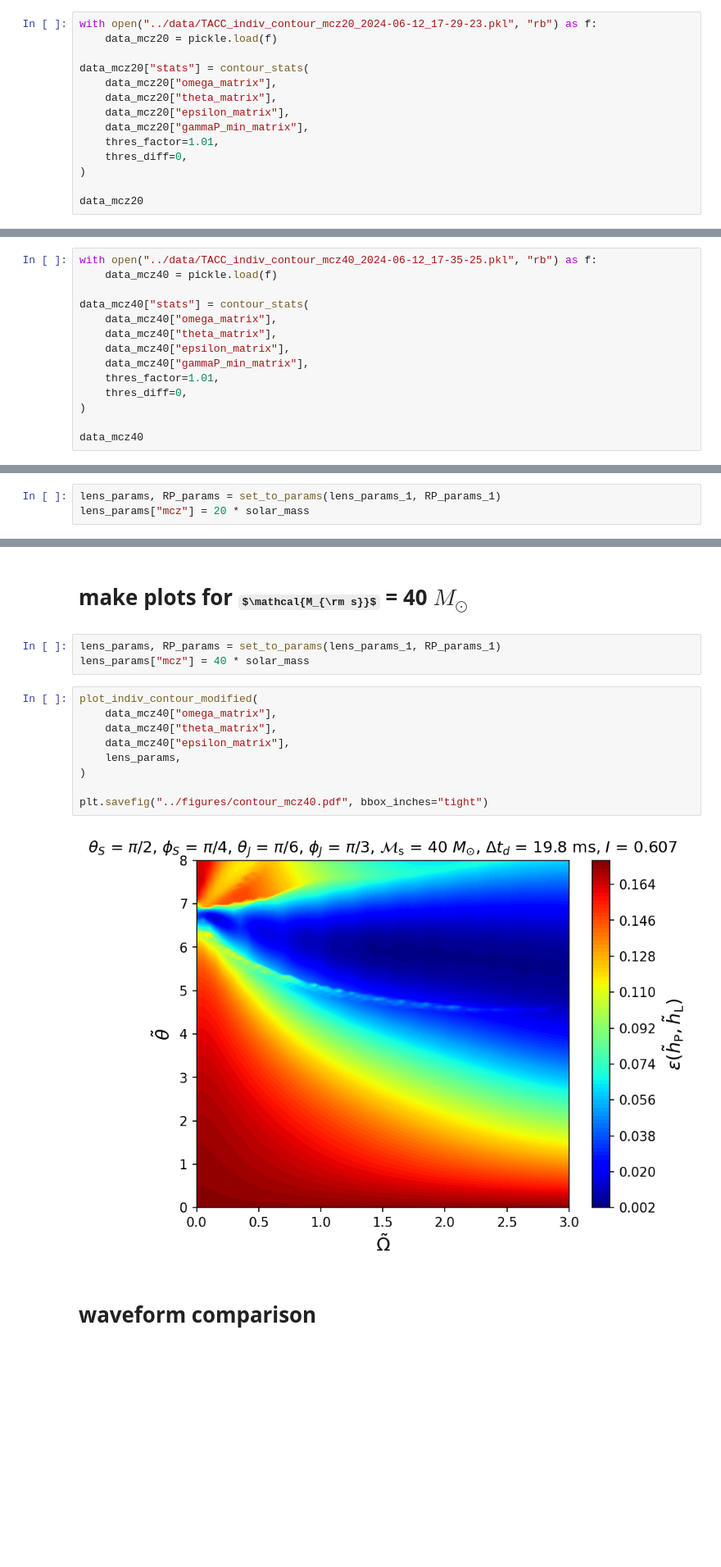
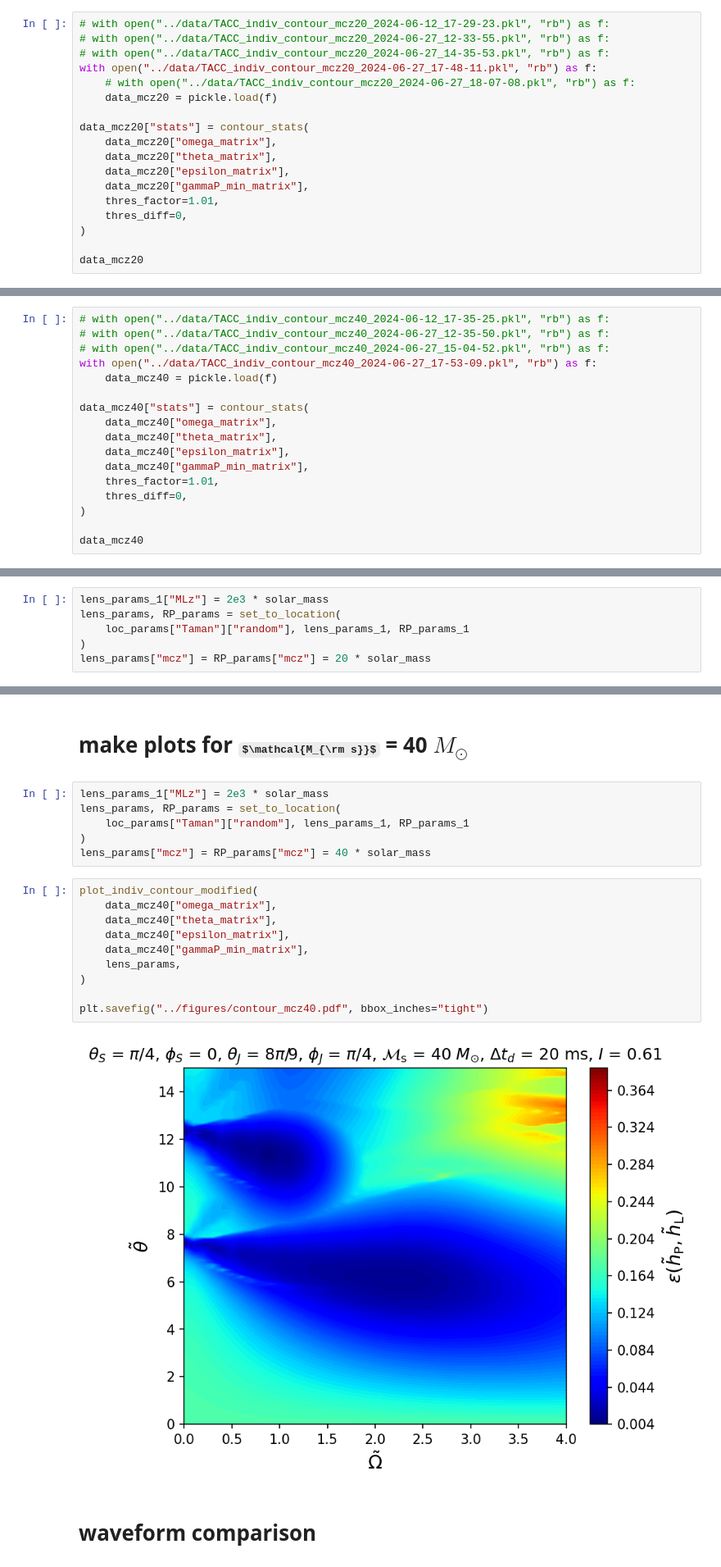
Before and after one commit to fairytien/lensing_and_precession, a Jupyter notebook: notebooks/contours_mismatch-ver6-paper.ipynb, the cells around one changed output, grey strips where cells are left out. Shown at 82% size. Saved outputs shown, nothing was run; the diff lists cells and outputs as text; some formulas as TeX source; blank space fills up the shorter version.

```diff
--- a/notebooks/contours_mismatch-ver6-paper.ipynb
+++ b/notebooks/contours_mismatch-ver6-paper.ipynb
@@ -12,7 +12,11 @@ from modules.contours_ver2 import *
 # %% [markdown]
 # import data
 # %%
-with open("../data/TACC_indiv_contour_mcz20_2024-06-12_17-29-23.pkl", "rb") as f:
+# with open("../data/TACC_indiv_contour_mcz20_2024-06-12_17-29-23.pkl", "rb") as f:
+# with open("../data/TACC_indiv_contour_mcz20_2024-06-27_12-33-55.pkl", "rb") as f:
+# with open("../data/TACC_indiv_contour_mcz20_2024-06-27_14-35-53.pkl", "rb") as f:
+with open("../data/TACC_indiv_contour_mcz20_2024-06-27_17-48-11.pkl", "rb") as f:
+    # with open("../data/TACC_indiv_contour_mcz20_2024-06-27_18-07-08.pkl", "rb") as f:
     data_mcz20 = pickle.load(f)
 
 data_mcz20["stats"] = contour_stats(
@@ -46,5 +50,8 @@ data_mcz20
 # %%
-with open("../data/TACC_indiv_contour_mcz40_2024-06-12_17-35-25.pkl", "rb") as f:
+# with open("../data/TACC_indiv_contour_mcz40_2024-06-12_17-35-25.pkl", "rb") as f:
+# with open("../data/TACC_indiv_contour_mcz40_2024-06-27_12-35-50.pkl", "rb") as f:
+# with open("../data/TACC_indiv_contour_mcz40_2024-06-27_15-04-52.pkl", "rb") as f:
+with open("../data/TACC_indiv_contour_mcz40_2024-06-27_17-53-09.pkl", "rb") as f:
     data_mcz40 = pickle.load(f)
 
 data_mcz40["stats"] = contour_stats(
@@ -117,8 +155,11 @@ def plot_indiv_contour_modified(X, Y, Z, src_params, n_levels=100):
 # %% [markdown]
 # make plots for $\mathcal{M_{\rm s}}$ = 20 $M_{\odot}$
 # %%
-lens_params, RP_params = set_to_params(lens_params_1, RP_params_1)
-lens_params["mcz"] = 20 * solar_mass
+lens_params_1["MLz"] = 2e3 * solar_mass
+lens_params, RP_params = set_to_location(
+    loc_params["Taman"]["random"], lens_params_1, RP_params_1
+)
+lens_params["mcz"] = RP_params["mcz"] = 20 * solar_mass
 # %%
 plot_indiv_contour(
     data_mcz20["omega_matrix"],
@@ -142,19 +184,23 @@ plt.savefig("../figures/contour_mcz20.pdf", bbox_inches="tight")
 # %% [markdown]
 # make plots for $\mathcal{M_{\rm s}}$ = 40 $M_{\odot}$
 # %%
-lens_params, RP_params = set_to_params(lens_params_1, RP_params_1)
-lens_params["mcz"] = 40 * solar_mass
+lens_params_1["MLz"] = 2e3 * solar_mass
+lens_params, RP_params = set_to_location(
+    loc_params["Taman"]["random"], lens_params_1, RP_params_1
+)
+lens_params["mcz"] = RP_params["mcz"] = 40 * solar_mass
 # %%
 plot_indiv_contour_modified(
     data_mcz40["omega_matrix"],
     data_mcz40["theta_matrix"],
     data_mcz40["epsilon_matrix"],
+    data_mcz40["gammaP_min_matrix"],
     lens_params,
 )
 
 plt.savefig("../figures/contour_mcz40.pdf", bbox_inches="tight")
 # %% [output]
-[figure, old version]
+[figure, new version]
 # %% [markdown]
 # waveform comparison
 # %%
```
Also changed, not shown: parts of 12 cells of this notebook, 9 other files.
